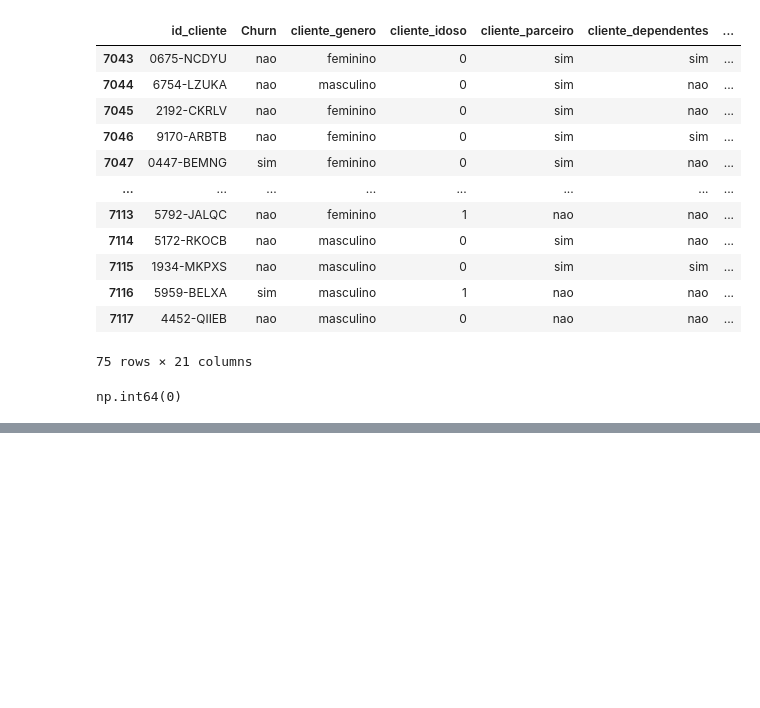
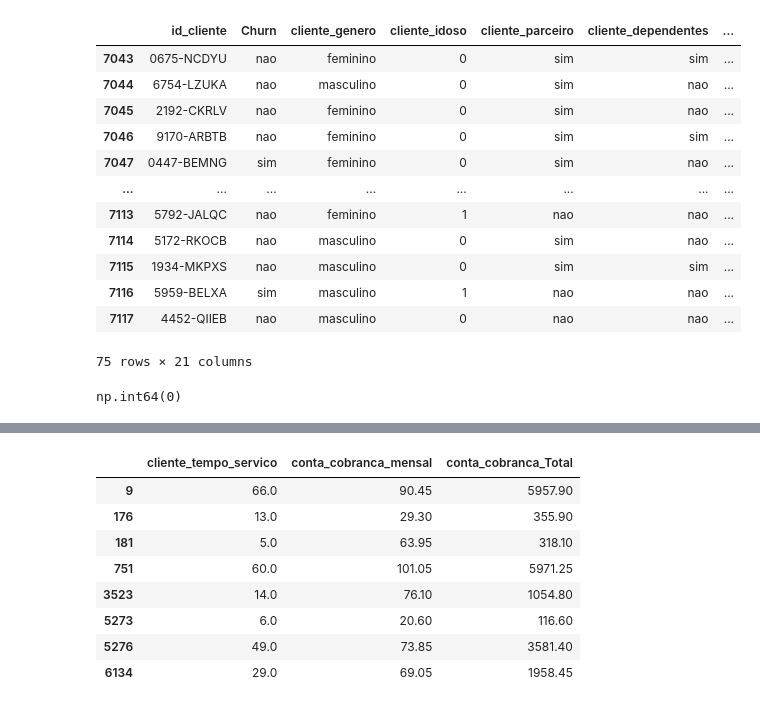
Before and after one commit to gWalliffe/exercicios_python, a Jupyter notebook: exercicios_python/06 - Pandas.ipynb, the cells around one changed output, grey strips where cells are left out. Saved outputs shown, nothing was run; the diff lists cells and outputs as text; code cells hidden in the pictures; blank space fills up the shorter version.

```diff
--- a/exercicios_python/06 - Pandas.ipynb
+++ b/exercicios_python/06 - Pandas.ipynb
@@ -977,0 +1055,8 @@ np.int64(0)
+# %%
+import numpy as np
+
+dados_sem_vazio['cliente_tempo_servico'].fillna(
+    np.ceil(
+        dados_sem_vazio['conta_cobranca_Total'] / dados_sem_vazio['conta_cobranca_mensal']
+    ),inplace=True
+)
@@ -977,0 +1070,12 @@ np.int64(0)
+# %%
+dados_sem_vazio[filtro][['cliente_tempo_servico', 'conta_cobranca_mensal','conta_cobranca_Total']]
+# %% [output]
+|  | cliente_tempo_servico | conta_cobranca_mensal | conta_cobranca_Total |
+| 9 | 66.0 | 90.45 | 5957.90 |
+| 176 | 13.0 | 29.30 | 355.90 |
+| 181 | 5.0 | 63.95 | 318.10 |
+| 751 | 60.0 | 101.05 | 5971.25 |
+| 3523 | 14.0 | 76.10 | 1054.80 |
+| 5273 | 6.0 | 20.60 | 116.60 |
+| 5276 | 49.0 | 73.85 | 3581.40 |
+| 6134 | 29.0 | 69.05 | 1958.45 |
```
Also changed, not shown: parts of 16 cells of this notebook.
